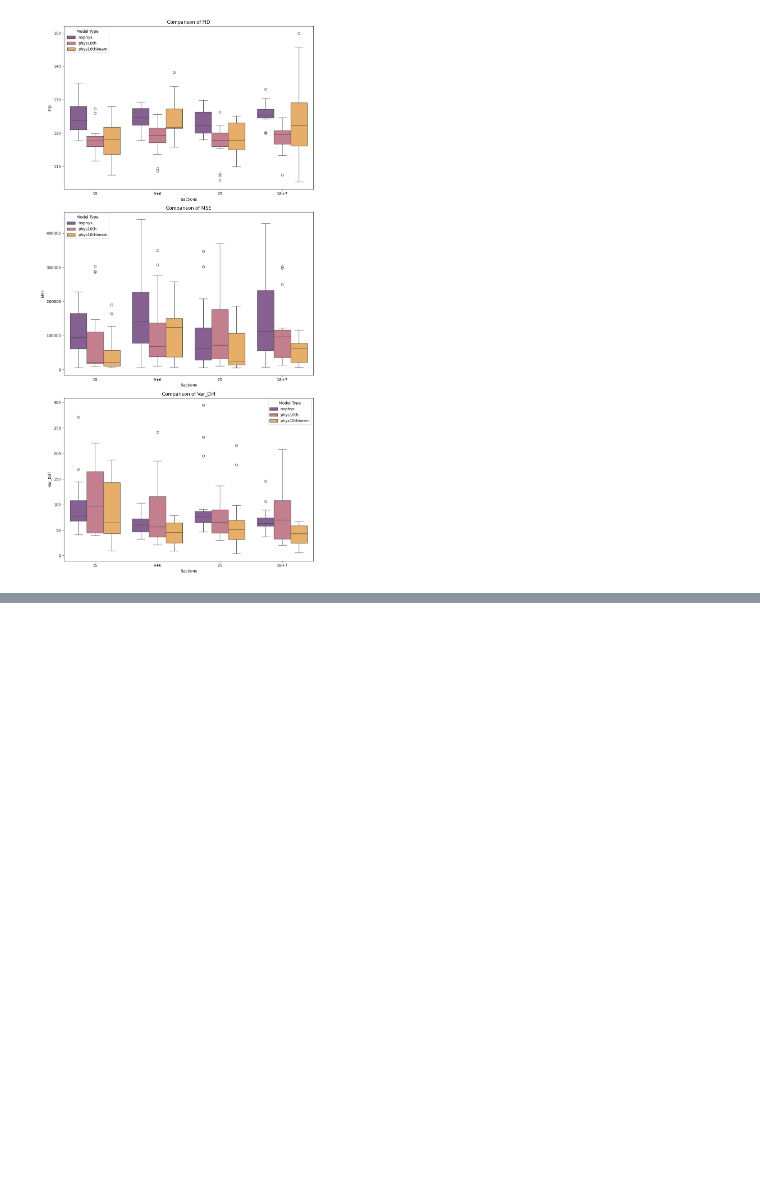
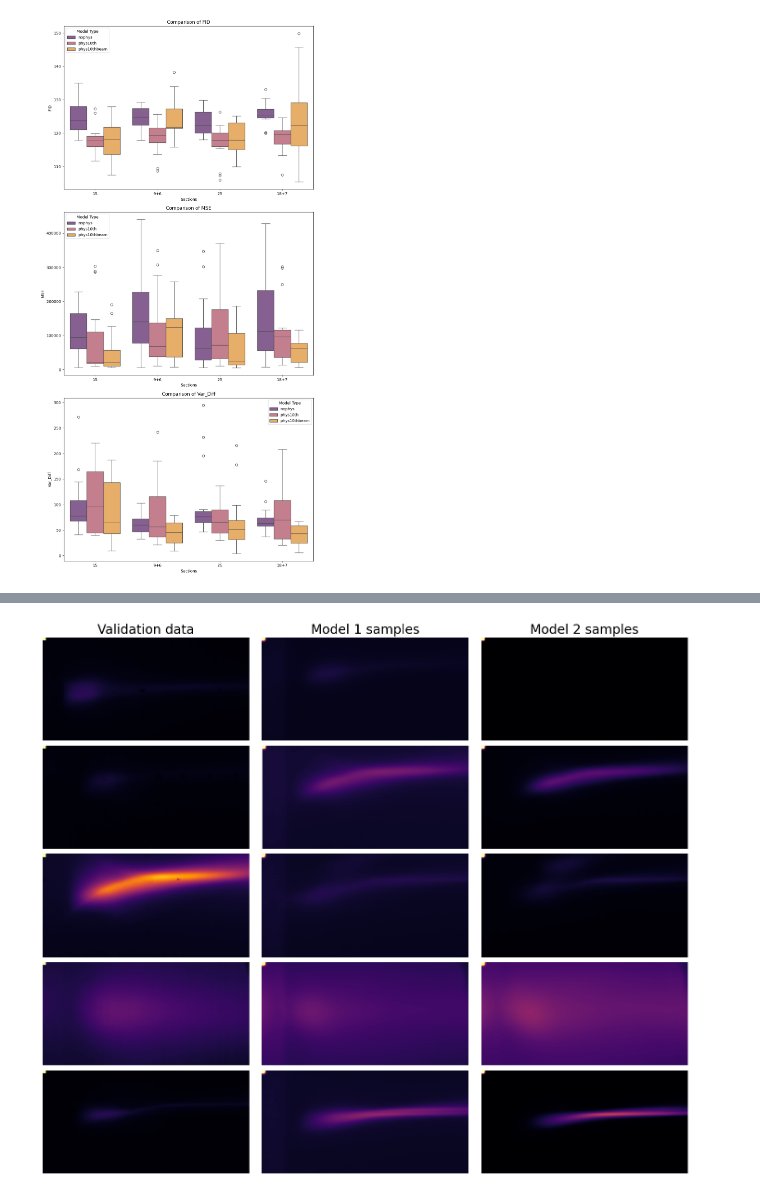
Before and after one commit to Jechmate/diffAE-elibeams, a Jupyter notebook: metrics.ipynb, the cells around one changed output, grey strips where cells are left out. Cells and saved outputs as stored; diff of their text form; code cells hidden in the pictures; blank space fills up the shorter version.

```diff
--- a/metrics.ipynb
+++ b/metrics.ipynb
@@ -475,0 +502,52 @@ plt.close()
+# %%
+from PIL import Image
+import os
+import matplotlib.pyplot as plt
+import numpy as np
+
+def calculate_average_image(folder):
+    """ Calculate the average image from all images in a folder """
+    images = []
+    for file_name in os.listdir(folder):
+        if file_name.endswith('.png'):  # Assuming images are in PNG format
+            img_path = os.path.join(folder, file_name)
+            img = Image.open(img_path)
+            img = np.array(img)
+            images.append(img)
+
+    return np.clip(np.mean(images, axis=0)*2, 0, 255) if images else None
+
+def compare_avg_plot(folder1, folder2, folder3):
+    # Find common subfolders
+    common_subfolders = set(os.listdir(folder1)).intersection(os.listdir(folder2), os.listdir(folder3))
+
+    num_subfolders = len(common_subfolders)
+    if num_subfolders == 0:
+        print("No common subfolders found.")
+        return
+
+    fig, axs = plt.subplots(num_subfolders, 3, figsize=(18, 3 * num_subfolders))
+    fig.subplots_adjust(hspace=0.05, wspace=0.05)  # Decreased vertical space
+
+    for i, subfolder in enumerate(common_subfolders):
+        avg_img1 = calculate_average_image(os.path.join(folder1, subfolder))
+        avg_img2 = calculate_average_image(os.path.join(folder2, subfolder))
+        avg_img3 = calculate_average_image(os.path.join(folder3, subfolder))
+
+        if avg_img1 is not None and avg_img2 is not None and avg_img3 is not None:
+            axs[i, 0].imshow(avg_img1.astype(np.uint8), vmin=0, vmax=255, cmap='inferno')
+            axs[i, 1].imshow(avg_img2.astype(np.uint8), vmin=0, vmax=255, cmap='inferno')
+            axs[i, 2].imshow(avg_img3.astype(np.uint8), vmin=0, vmax=255, cmap='inferno')
+
+            for j in range(3):
+                axs[i, j].axis('off')
+                if i == 0:  # Set titles only for the top row
+                    titles = ['Validation data', 'Model 1 samples', 'Model 2 samples']
+                    axs[i, j].set_title(titles[j], fontsize=20)
+
+    plt.show()
+
+# Example usage
+compare_avg_plot('data/with_gain', 'results/valid_phys10th_beam_850ns_sec2x9plus7_cfg1', 'results/valid_phys10th_1000ns_sec2x9plus7_cfg3')
+# %% [output]
+[figure, added]
```
Also changed, not shown: parts of 8 cells of this notebook, 8 other files.
